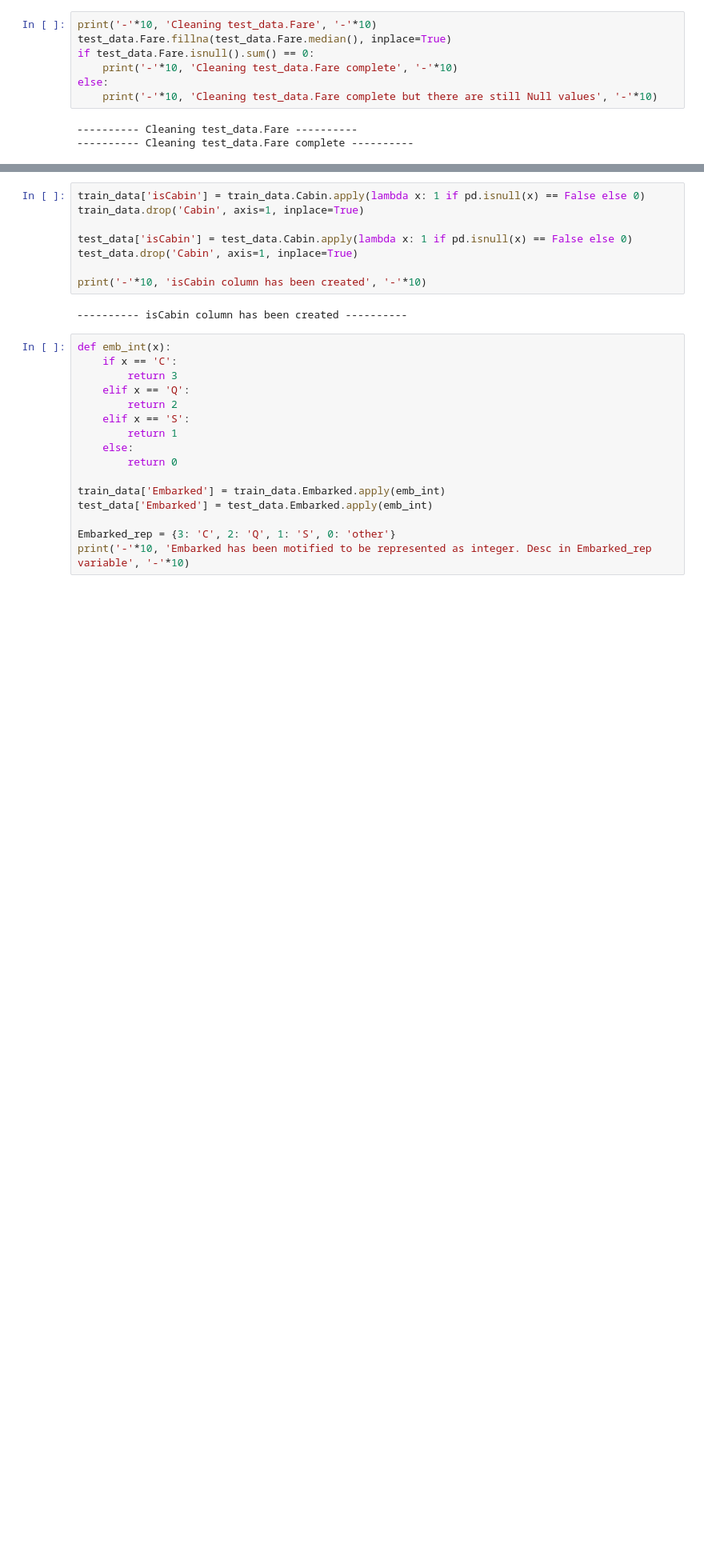
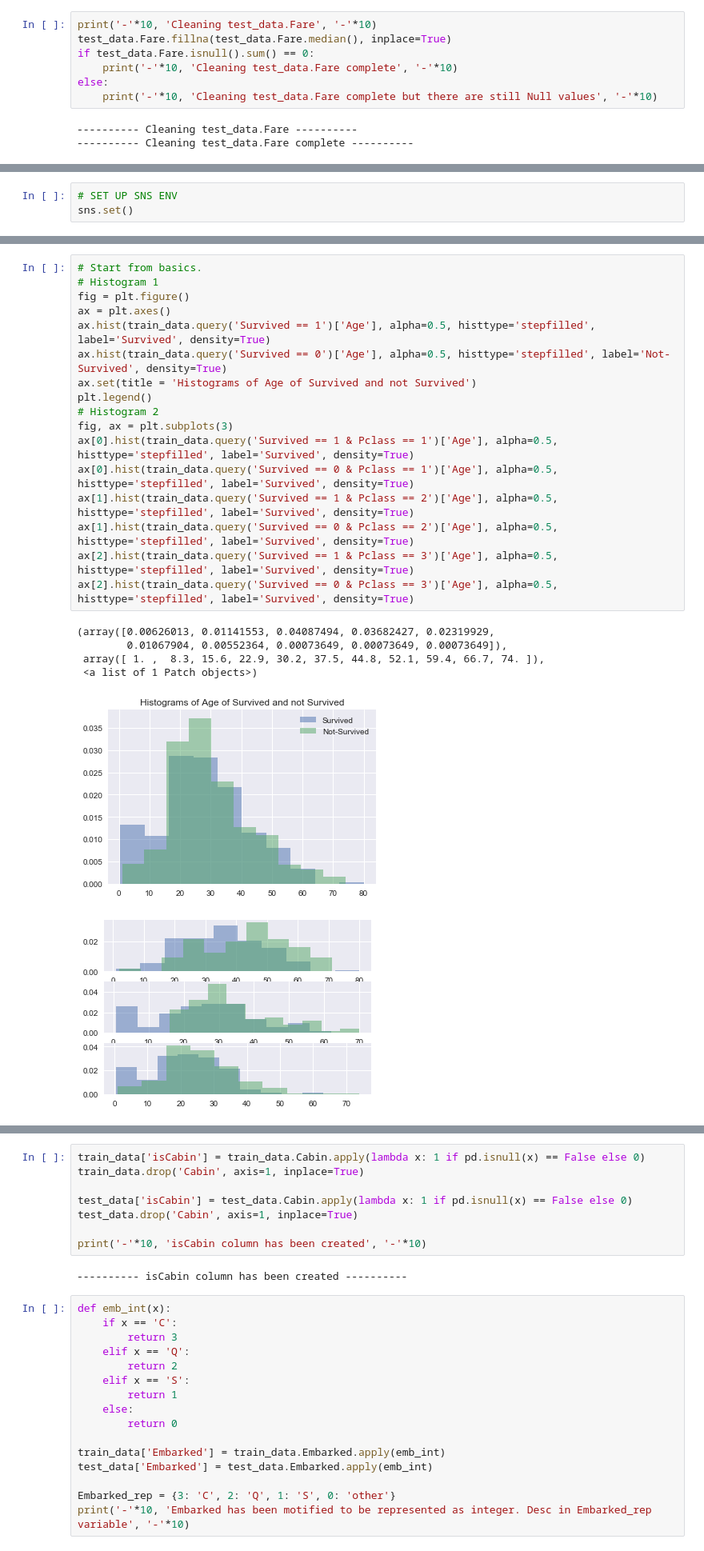
Before and after one commit to MateuszKonopelski/Kaggle, a Jupyter notebook: Project1_Titanic/Titanic_code.ipynb, the cells around one changed output, grey strips where cells are left out. Shown: that part at 80% size. Cells and saved outputs as stored; diff of their text form; blank space fills up the shorter version.

Commit message:
Histograms of Age

```diff
--- a/Project1_Titanic/Titanic_code.ipynb
+++ b/Project1_Titanic/Titanic_code.ipynb
@@ -235,0 +236,3 @@ else:
+# %%
+# SET UP SNS ENV
+sns.set()
@@ -235,0 +245,24 @@ else:
+# %%
+# Start from basics.
+# Histogram 1
+fig = plt.figure()
+ax = plt.axes()
+ax.hist(train_data.query('Survived == 1')['Age'], alpha=0.5, histtype='stepfilled', label='Survived', density=True)
+ax.hist(train_data.query('Survived == 0')['Age'], alpha=0.5, histtype='stepfilled', label='Not-Survived', density=True)
+ax.set(title = 'Histograms of Age of Survived and not Survived')
+plt.legend()
+# Histogram 2
+fig, ax = plt.subplots(3)
+ax[0].hist(train_data.query('Survived == 1 & Pclass == 1')['Age'], alpha=0.5, histtype='stepfilled', label='Survived', density=True)
+ax[0].hist(train_data.query('Survived == 0 & Pclass == 1')['Age'], alpha=0.5, histtype='stepfilled', label='Survived', density=True)
+ax[1].hist(train_data.query('Survived == 1 & Pclass == 2')['Age'], alpha=0.5, histtype='stepfilled', label='Survived', density=True)
+ax[1].hist(train_data.query('Survived == 0 & Pclass == 2')['Age'], alpha=0.5, histtype='stepfilled', label='Survived', density=True)
+ax[2].hist(train_data.query('Survived == 1 & Pclass == 3')['Age'], alpha=0.5, histtype='stepfilled', label='Survived', density=True)
+ax[2].hist(train_data.query('Survived == 0 & Pclass == 3')['Age'], alpha=0.5, histtype='stepfilled', label='Survived', density=True)
+# %% [output]
+(array([0.00626013, 0.01141553, 0.04087494, 0.03682427, 0.02319929,
+        0.01067904, 0.00552364, 0.00073649, 0.00073649, 0.00073649]),
+ array([ 1. ,  8.3, 15.6, 22.9, 30.2, 37.5, 44.8, 52.1, 59.4, 66.7, 74. ]),
+ <a list of 1 Patch objects>)
+[figure, added]
+[figure, added]
```
Also changed, not shown: parts of 8 cells of this notebook.
